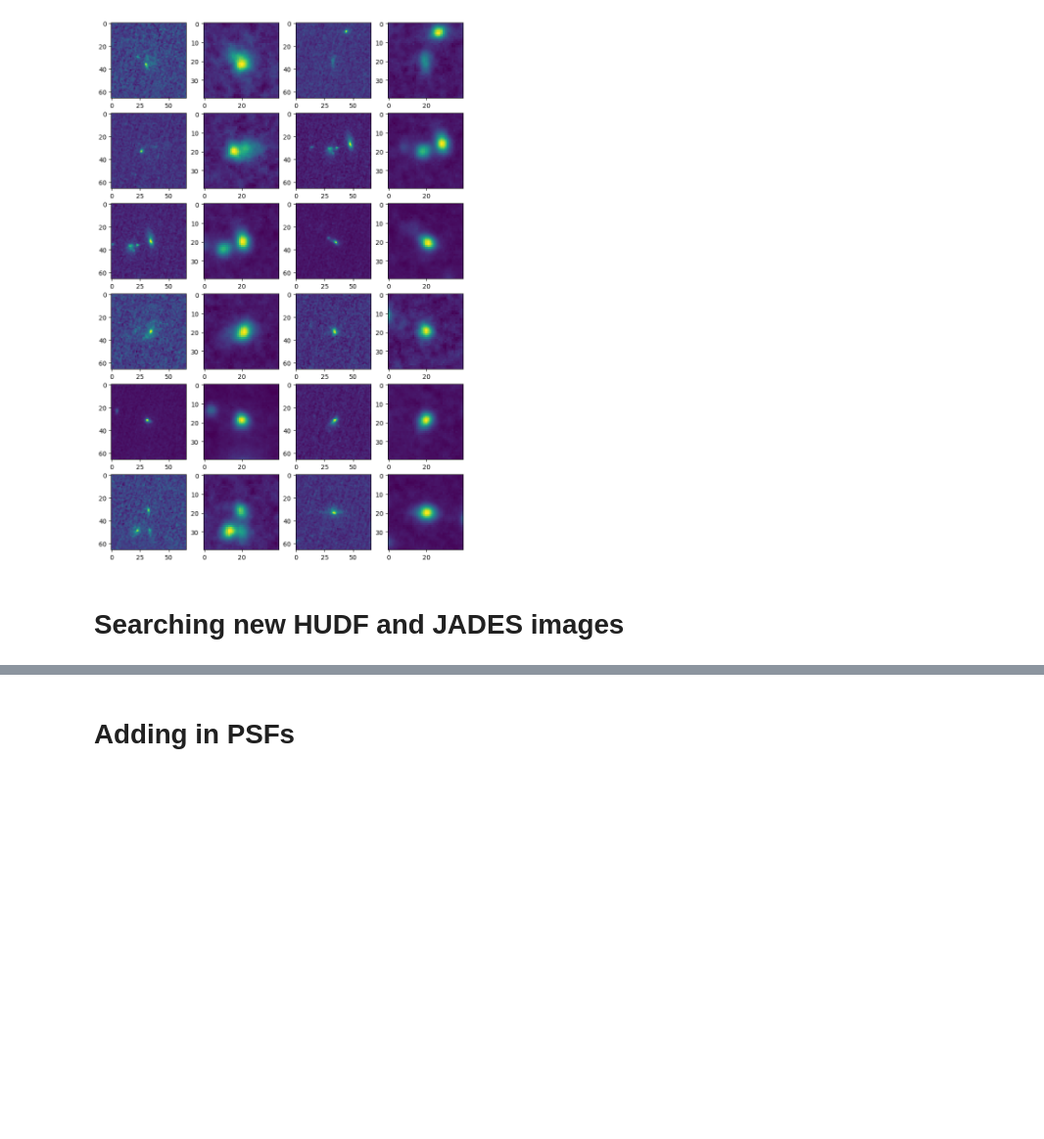
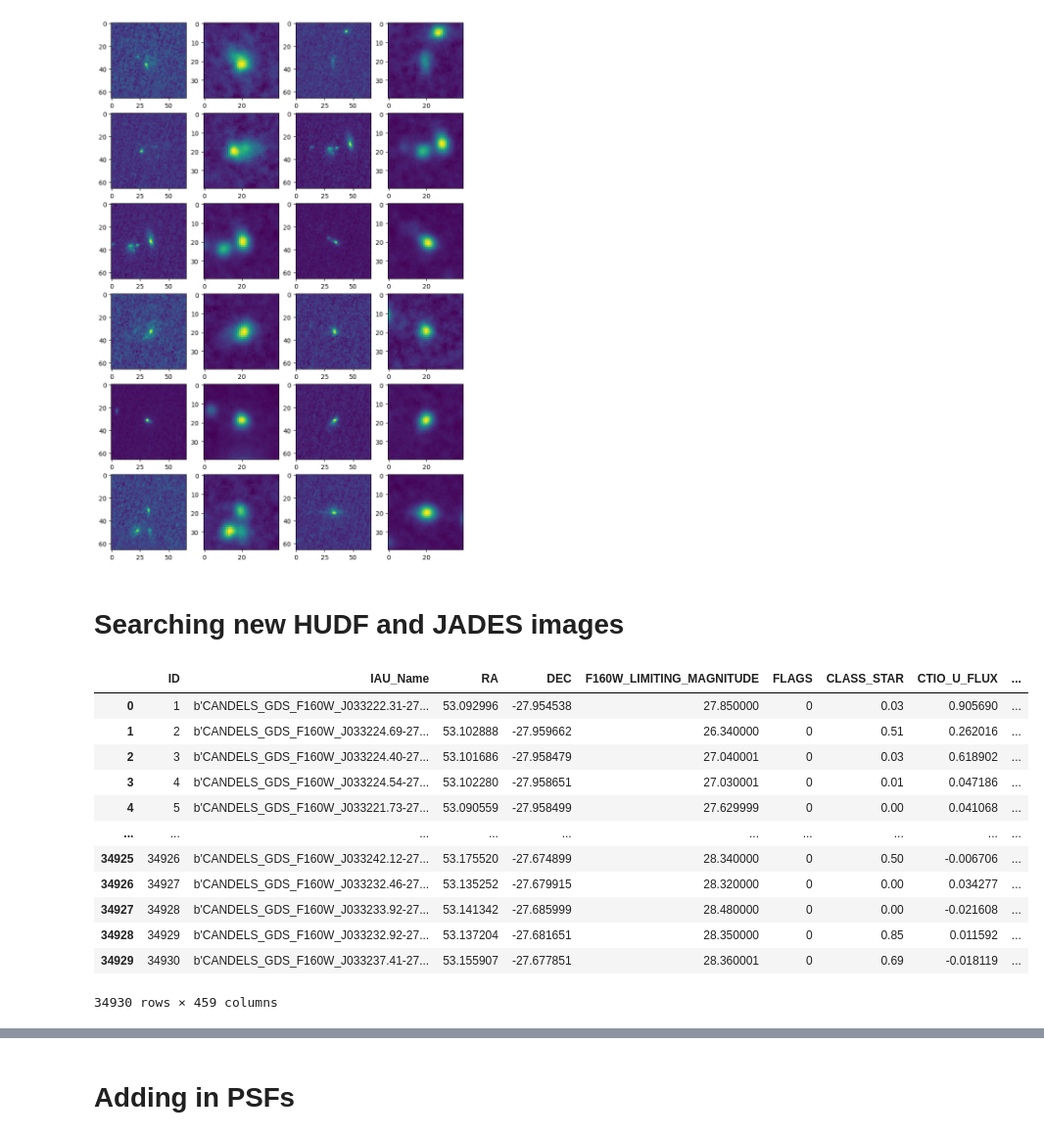
Before and after one commit to xoubish/superNISP, a Jupyter notebook: code/SR_GAN_old.ipynb, the cells around one changed output, grey strips where cells are left out. Shown at 98% size. Cells and saved outputs as stored; diff of their text form; code cells hidden in the pictures; blank space fills up the shorter version.

```diff
--- a/code/SR_GAN_old.ipynb
+++ b/code/SR_GAN_old.ipynb
@@ -239,0 +258,31 @@ from astropy.utils.data import download_file
+# %%
+jwst_cat = '../catalog/hlsp_jades_jwst_nircam_goods-s-deep_photometry_v2.0_catalog.fits'
+candels_cat = '../catalog/hlsp_candels_hst_wfc3_goodss-tot-multiband_f160w_v1_cat.fits'
+matched_cat_file2 = '../catalog/matched_cat_HUDF.csv'
+jwst_files = glob.glob("../data/HLSP/*/*")
+nisp_files = glob.glob("../data/NISP_HUDF/*")
+
+np_jwst_file2 = '../data/jwst_jades_66px.npy'
+np_nisp_file2 = '../data/nisp_hudf_40px.npy'
+# %%
+cat = Table.read(candels_cat, hdu=1).to_pandas()
+cat = cat[
+        (cat.FLAGS==0)
+        # & (cat.ACS_F814W_FLUX > x)
+        & (cat.FLUX_RADIUS_2 < 24) # TODO: make sure this still applies, not sure if same instr./filt.
+        & (cat.CLASS_STAR < 0.05) # TODO: check this is what we want
+]
+# %% [output]
+|  | ID | IAU_Name | RA | DEC | F160W_LIMITING_MAGNITUDE | FLAGS | CLASS_STAR | CTIO_U_FLUX | ... |
+| 0 | 1 | b'CANDELS_GDS_F160W_J033222.31-27... | 53.092996 | -27.954538 | 27.850000 | 0 | 0.03 | 0.905690 | ... |
+| 1 | 2 | b'CANDELS_GDS_F160W_J033224.69-27... | 53.102888 | -27.959662 | 26.340000 | 0 | 0.51 | 0.262016 | ... |
+| 2 | 3 | b'CANDELS_GDS_F160W_J033224.40-27... | 53.101686 | -27.958479 | 27.040001 | 0 | 0.03 | 0.618902 | ... |
+| 3 | 4 | b'CANDELS_GDS_F160W_J033224.54-27... | 53.102280 | -27.958651 | 27.030001 | 0 | 0.01 | 0.047186 | ... |
+| 4 | 5 | b'CANDELS_GDS_F160W_J033221.73-27... | 53.090559 | -27.958499 | 27.629999 | 0 | 0.00 | 0.041068 | ... |
+| ... | ... | ... | ... | ... | ... | ... | ... | ... | ... |
+| 34925 | 34926 | b'CANDELS_GDS_F160W_J033242.12-27... | 53.175520 | -27.674899 | 28.340000 | 0 | 0.50 | -0.006706 | ... |
+| 34926 | 34927 | b'CANDELS_GDS_F160W_J033232.46-27... | 53.135252 | -27.679915 | 28.320000 | 0 | 0.00 | 0.034277 | ... |
+| 34927 | 34928 | b'CANDELS_GDS_F160W_J033233.92-27... | 53.141342 | -27.685999 | 28.480000 | 0 | 0.00 | -0.021608 | ... |
+| 34928 | 34929 | b'CANDELS_GDS_F160W_J033232.92-27... | 53.137204 | -27.681651 | 28.350000 | 0 | 0.85 | 0.011592 | ... |
+| 34929 | 34930 | b'CANDELS_GDS_F160W_J033237.41-27... | 53.155907 | -27.677851 | 28.360001 | 0 | 0.69 | -0.018119 | ... |
+34930 rows × 459 columns
```
Also changed, not shown: parts of 14 cells of this notebook.
